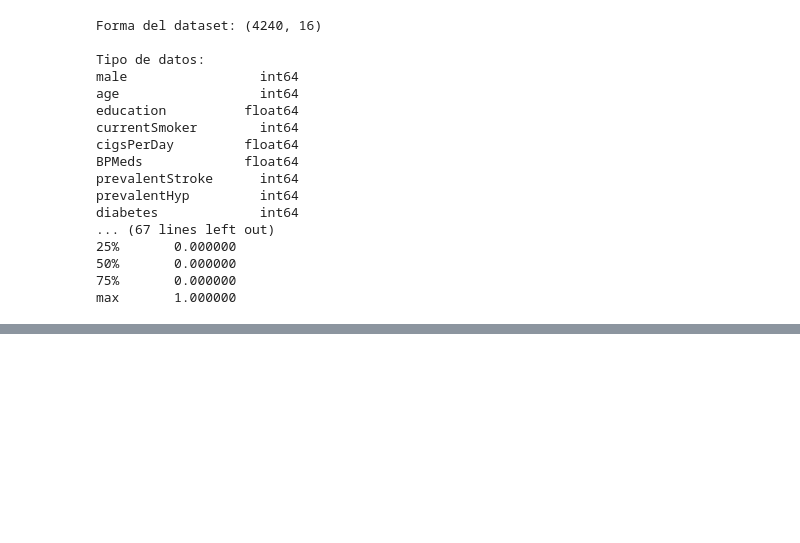
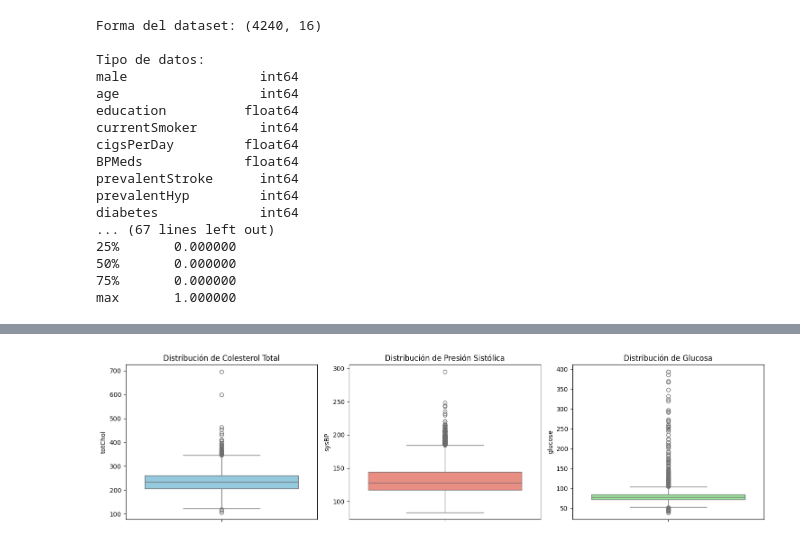
Before and after one commit to jc299708-cmyk/delfin2026-cardiometabolico, a Jupyter notebook: notebooks/semana1_exploracion_incial.ipynb, the cells around one changed output, grey strips where cells are left out. Drawn from its saved outputs; the diff is of its cells as text; code cells hidden in the pictures; blank space fills up the shorter version.

Commit message:
Actualización de los notebooks de la Semana 1 y se  agrego la EDA de la  Semana 2

```diff
--- a/notebooks/semana1_exploracion_incial.ipynb
+++ b/notebooks/semana1_exploracion_incial.ipynb
@@ -33,0 +61,17 @@ max       1.000000
+# %%
+# === TRATAMIENTO DE VALORES NULOS (SEMANA 2) ===
+
+# 1. Imputación por Mediana para las variables clínicas numéricas
+columnas_mediana = ['glucose', 'totChol', 'cigsPerDay', 'BMI', 'heartRate']
+for col in columnas_mediana:
+    df[col] = df[col].fillna(df[col].median())
+
+# 2. Imputación por Moda para variables categóricas / niveles
+columnas_moda = ['education', 'BPMeds']
+for col in columnas_moda:
+    df[col] = df[col].fillna(df[col].mode()[0])
+
+# 3. Verificación final de limpieza
+print("¡Limpieza completada con éxito!")
+print("\nNuevos valores nulos por columna:")
+print(df.isnull().sum())
@@ -33,0 +99,26 @@ max       1.000000
+# %%
+import matplotlib.pyplot as plt
+import seaborn as sns
+
+# Configurar el lienzo para los gráficos
+plt.figure(figsize=(15, 4))
+
+# 1. Gráfico para el Colesterol Total
+plt.subplot(1, 3, 1)
+sns.boxplot(y=df['totChol'], color='skyblue')
+plt.title('Distribución de Colesterol Total')
+
+# 2. Gráfico para la Presión Sistólica
+plt.subplot(1, 3, 2)
+sns.boxplot(y=df['sysBP'], color='salmon')
+plt.title('Distribución de Presión Sistólica')
+
+# 3. Gráfico para la Glucosa
+plt.subplot(1, 3, 3)
+sns.boxplot(y=df['glucose'], color='lightgreen')
+plt.title('Distribución de Glucosa')
+
+plt.tight_layout()
+plt.show()
+# %% [output]
+[figure, added]
```
Also changed, not shown: parts of 8 cells of this notebook, 1 other file.
